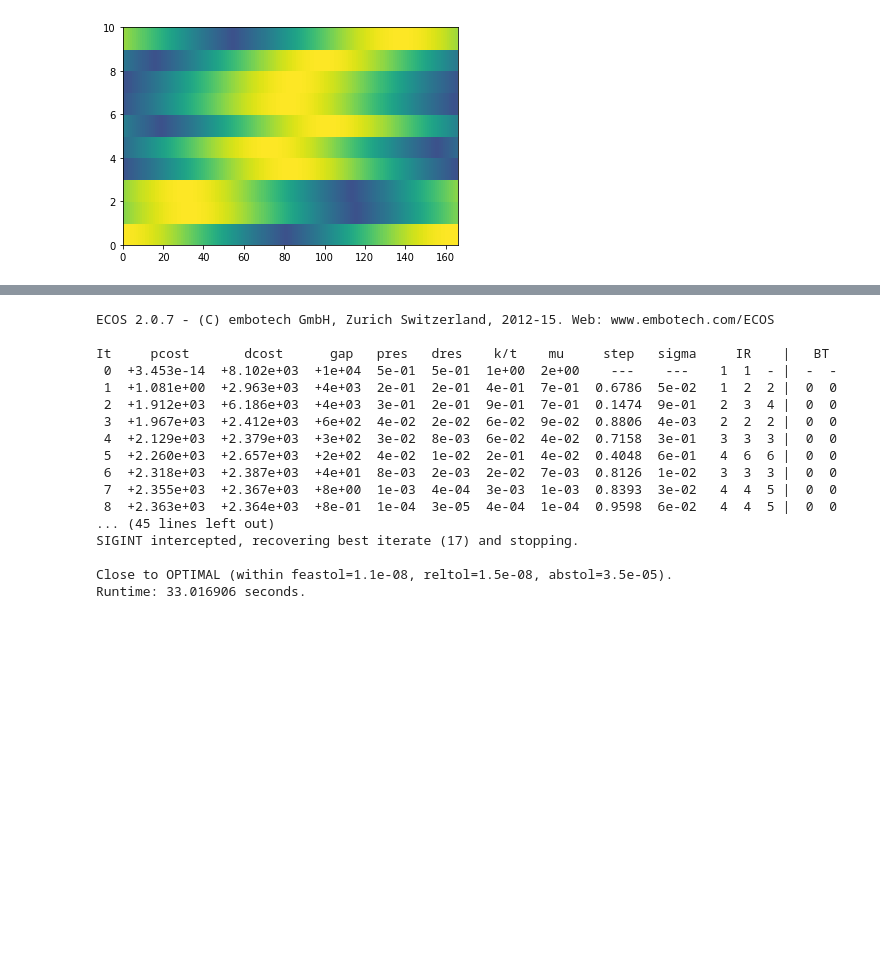
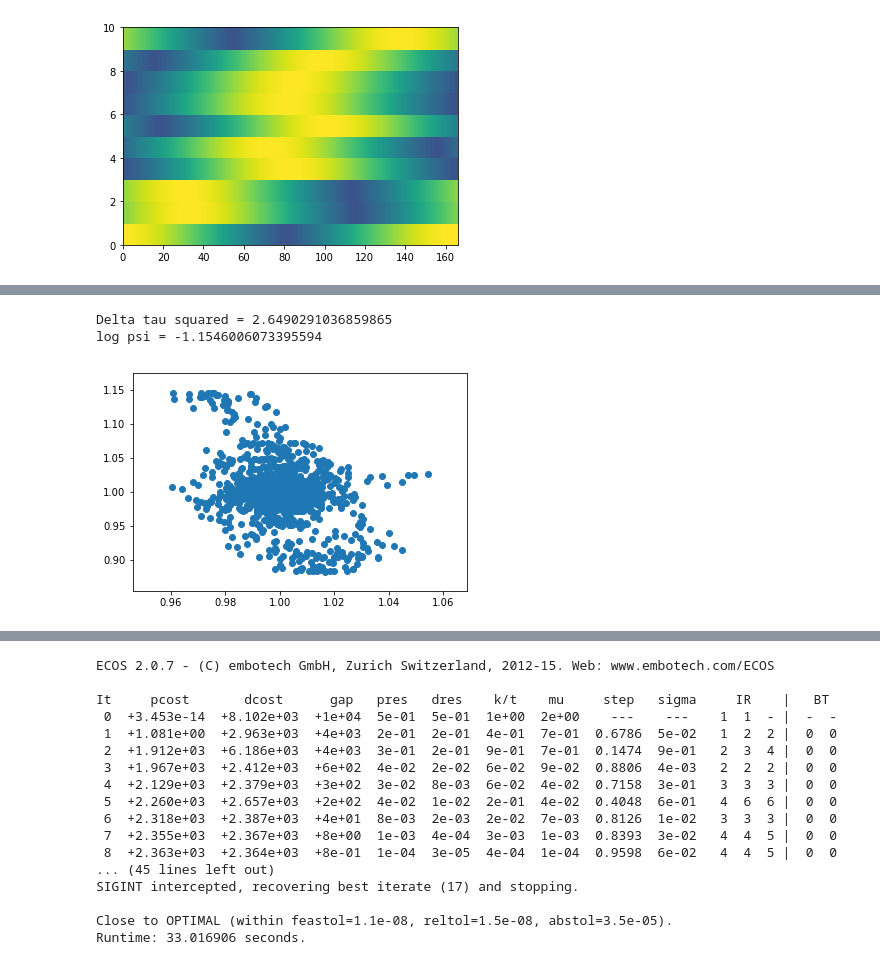
Before and after one commit to Ninjaneer32/immune-svm, a Jupyter notebook: scripts/Testing.ipynb, the cells around one changed output, grey strips where cells are left out. Cells and saved outputs as stored; diff of their text form; code cells hidden in the pictures; blank space fills up the shorter version.

```diff
--- a/scripts/Testing.ipynb
+++ b/scripts/Testing.ipynb
@@ -497,0 +500,21 @@ Runtime: 23.188616 seconds.
+# %%
+vx = (params['max_v']/2)*np.ones(params['Num_sites'])
+vx[:Num_path] = 0
+
+T = (pix*vx).T.dot(Tcell)
+deltau2 = (T[Num_path:].var()/T[Num_path:].mean()**2)*params['Num_sites']
+H = palphax.T.dot(Treg)
+qx = ((1-H)**2)
+qx[:Num_path] = 0
+q = qx.sum()
+psi = np.sqrt(pix[Num_path:].var(axis=1).mean()*q)
+
+print('Delta tau squared = '+str(deltau2))
+print('log psi = '+str(np.log10(psi)))
+
+plt.scatter(H[Num_path:],T[Num_path:]/vx[Num_path:])
+plt.show()
+# %% [output]
+Delta tau squared = 2.6490291036859865
+log psi = -1.1546006073395594
+[figure, added]
```
Also changed, not shown: parts of 14 cells of this notebook.
